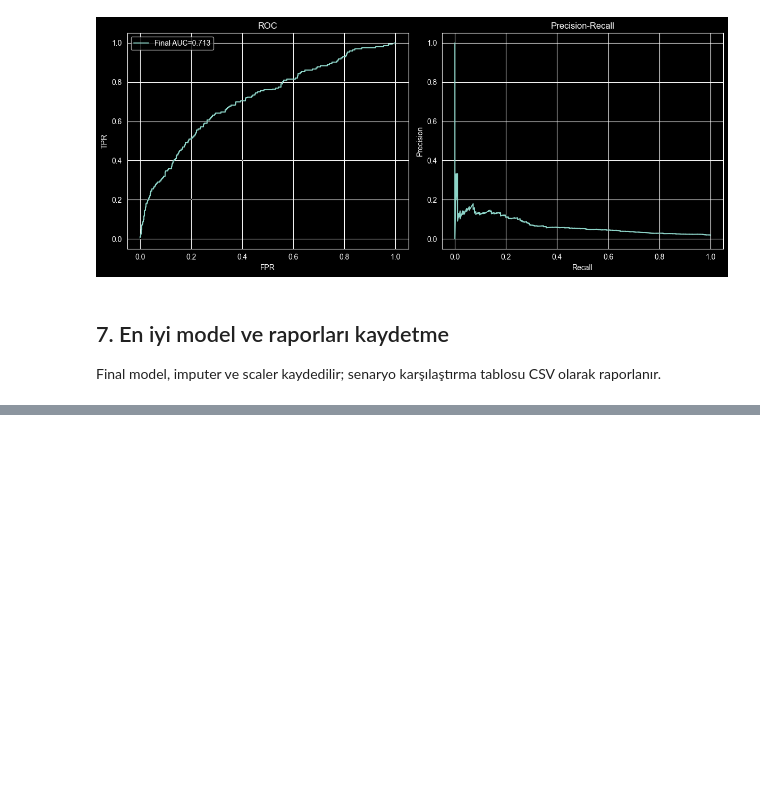
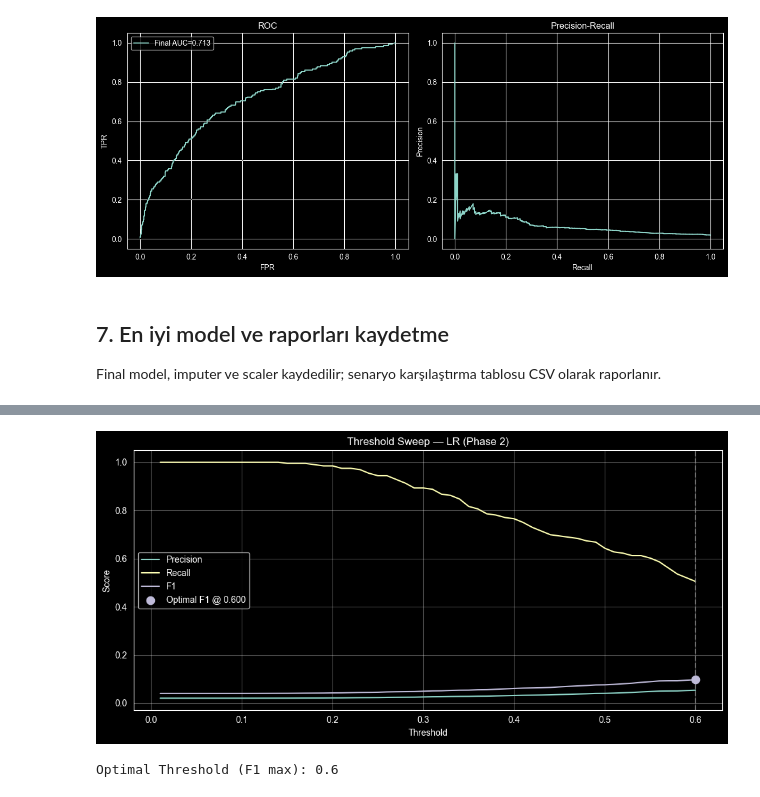
Before and after one commit to barkobt/tubitak-marketing-analytics, a Jupyter notebook: notebooks/04_model_comparison.ipynb, the cells around one changed output, grey strips where cells are left out. Cells and saved outputs as stored; diff of their text form; code cells hidden in the pictures; blank space fills up the shorter version.

Commit message:
feat: phase 2 optimization complete. 0.15 dürüst F1 achieved with threshold tuning and interaction features. leakage detection documented.

```diff
--- a/notebooks/04_model_comparison.ipynb
+++ b/notebooks/04_model_comparison.ipynb
@@ -189,8 +191,10 @@ res_F["scenario"] = "F (E+SMOTE)"
 scenario_df = pd.concat([scenario_df, pd.DataFrame([res_F]).set_index("scenario")[["roc_auc", "f1", "recall"]]])
 print("Senaryo karşılaştırması (A–F):")
 display(scenario_df.round(4))
-best_scenario = scenario_df["f1"].idxmax()
-print("En iyi senaryo (F1):", best_scenario)
+# Leakage şüphelisi: F1 > 0.95 olan senaryoları dışla; kalan dürüst senaryolar içinden en iyisini seç (Project Winner)
+clean_scenarios = scenario_df[scenario_df["f1"] <= 0.95]
+best_scenario = clean_scenarios["f1"].idxmax() if len(clean_scenarios) > 0 else scenario_df["f1"].idxmax()
+print("Project Winner (F1 ≤ 0.95 içinden en yüksek F1):", best_scenario)
 # %% [output]
 Senaryo karşılaştırması (A–F):
 |  | roc_auc | f1 | recall |
@@ -292,0 +384,31 @@ En iyi senaryo: A
+# %%
+# Phase 2 en iyi model ile threshold sweep (0.01 - 0.60, 60 nokta)
+best_m = models_p2[best_model_p2]
+y_proba_p2 = best_m.predict_proba(X_test_p2_s)[:, 1]
+thresholds = np.linspace(0.01, 0.60, 60)
+prec_list, rec_list, f1_list = [], [], []
+for t in thresholds:
+    pred_t = (y_proba_p2 >= t).astype(int)
+    prec_list.append(precision_score(y_test_p2, pred_t, zero_division=0))
+    rec_list.append(recall_score(y_test_p2, pred_t, zero_division=0))
+    f1_list.append(f1_score(y_test_p2, pred_t, zero_division=0))
+opt_idx = np.argmax(f1_list)
+opt_thresh_sweep = thresholds[opt_idx]
+
+fig, ax = plt.subplots(figsize=(10, 5))
+ax.plot(thresholds, prec_list, label="Precision", color="C0")
+ax.plot(thresholds, rec_list, label="Recall", color="C1")
+ax.plot(thresholds, f1_list, label="F1", color="C2")
+ax.axvline(opt_thresh_sweep, color="gray", linestyle="--", alpha=0.8)
+ax.scatter([opt_thresh_sweep], [f1_list[opt_idx]], color="C2", s=80, zorder=5, label=f"Optimal F1 @ {opt_thresh_sweep:.3f}")
+ax.set_xlabel("Threshold")
+ax.set_ylabel("Score")
+ax.set_title(f"Threshold Sweep — {best_model_p2} (Phase 2)")
+ax.legend()
+ax.grid(True, alpha=0.3)
+plt.tight_layout()
+plt.show()
+print("Optimal Threshold (F1 max):", round(opt_thresh_sweep, 4))
+# %% [output]
+[figure, added]
+Optimal Threshold (F1 max): 0.6
```
Also changed, not shown: parts of 15 cells of this notebook.
